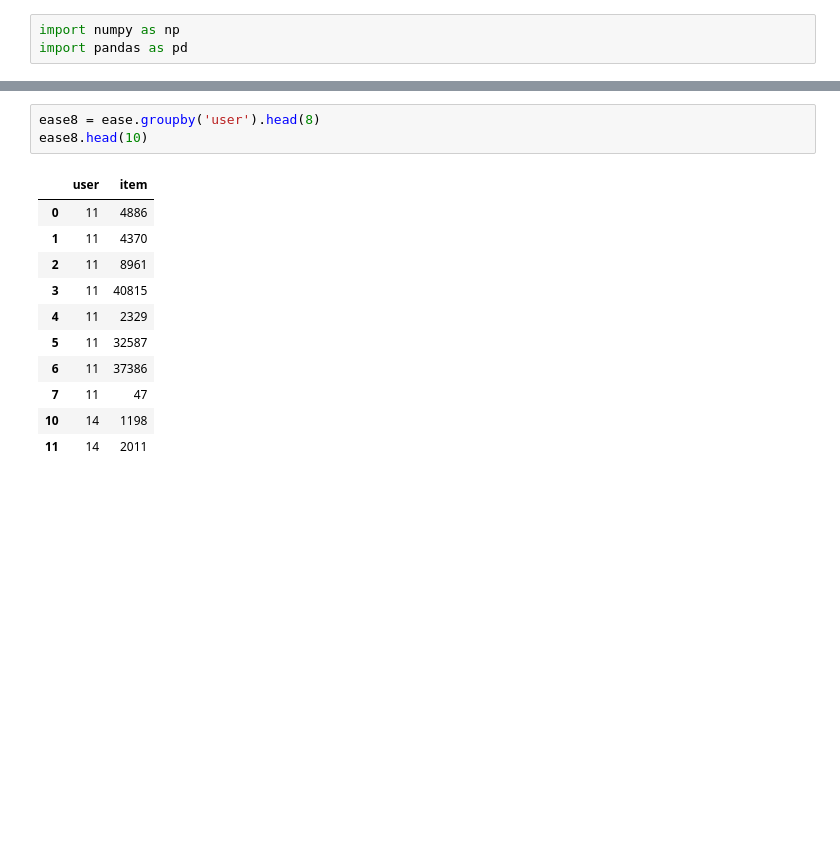
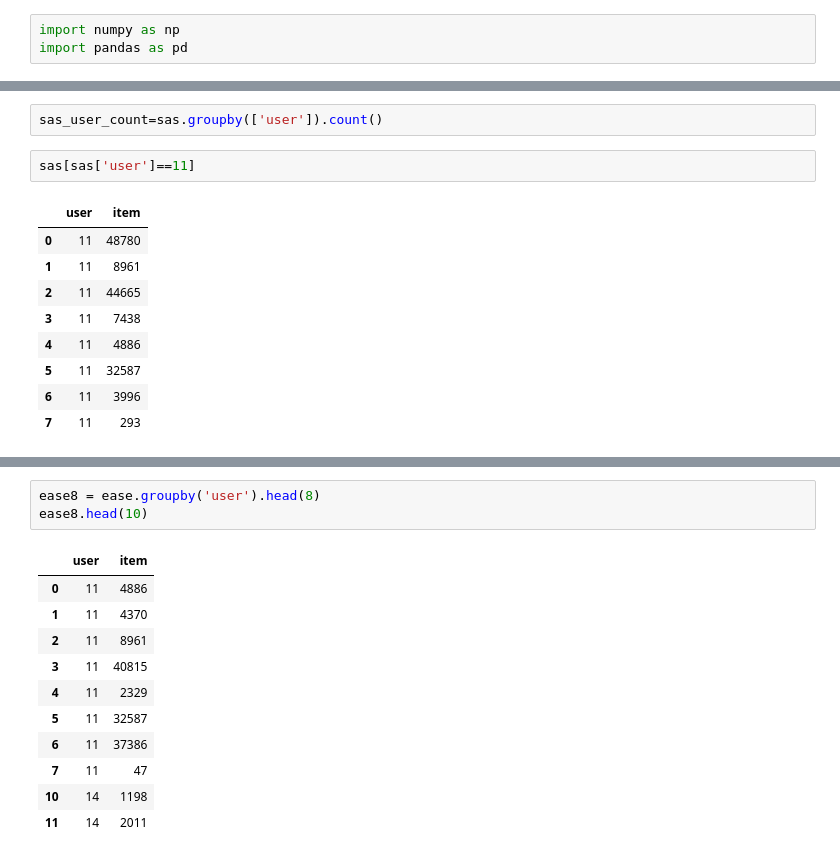
Before and after one commit to boostcampaitech5/level2_movierecommendation-recsys-02, a Jupyter notebook: Recbole/general/ensemble.ipynb, the cells around one changed output, grey strips where cells are left out. Cells and saved outputs as stored; diff of their text form; blank space fills up the shorter version.

```diff
--- a/Recbole/general/ensemble.ipynb
+++ b/Recbole/general/ensemble.ipynb
@@ -6,0 +40,14 @@ bert = pd.read_csv('./output/2_EASE_newversion.csv')
+# %%
+sas_user_count=sas.groupby(['user']).count()
+# %%
+sas[sas['user']==11]
+# %% [output]
+|  | user | item |
+| 0 | 11 | 48780 |
+| 1 | 11 | 8961 |
+| 2 | 11 | 44665 |
+| 3 | 11 | 7438 |
+| 4 | 11 | 4886 |
+| 5 | 11 | 32587 |
+| 6 | 11 | 3996 |
+| 7 | 11 | 293 |
```
Also changed, not shown: parts of 18 cells of this notebook, 2 other files.
